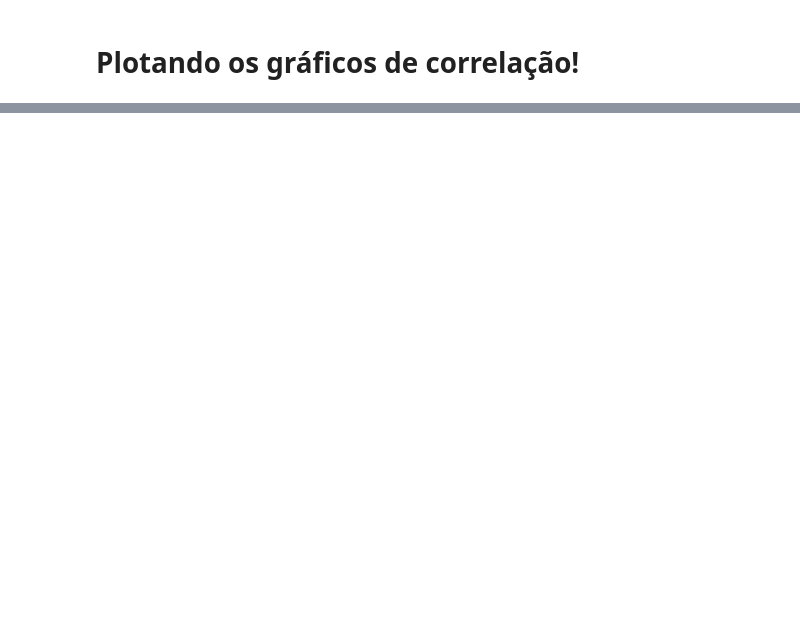
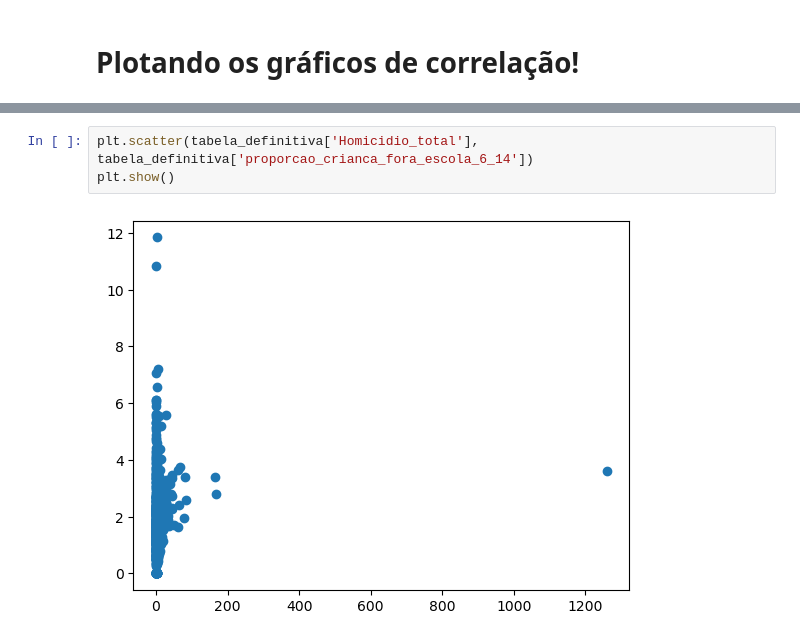
Before and after one commit to felipebns/P2_Cdados, a Jupyter notebook: p2_cdados.ipynb, the cells around one changed output, grey strips where cells are left out. Saved outputs shown, nothing was run; the diff lists cells and outputs as text; blank space fills up the shorter version.

```diff
--- a/p2_cdados.ipynb
+++ b/p2_cdados.ipynb
@@ -166,0 +168,5 @@ nan
+# %%
+plt.scatter(tabela_definitiva['Homicidio_total'], tabela_definitiva['proporcao_crianca_fora_escola_6_14'])
+plt.show()
+# %% [output]
+[figure, added]
```
Also changed, not shown: parts of 7 cells of this notebook.
